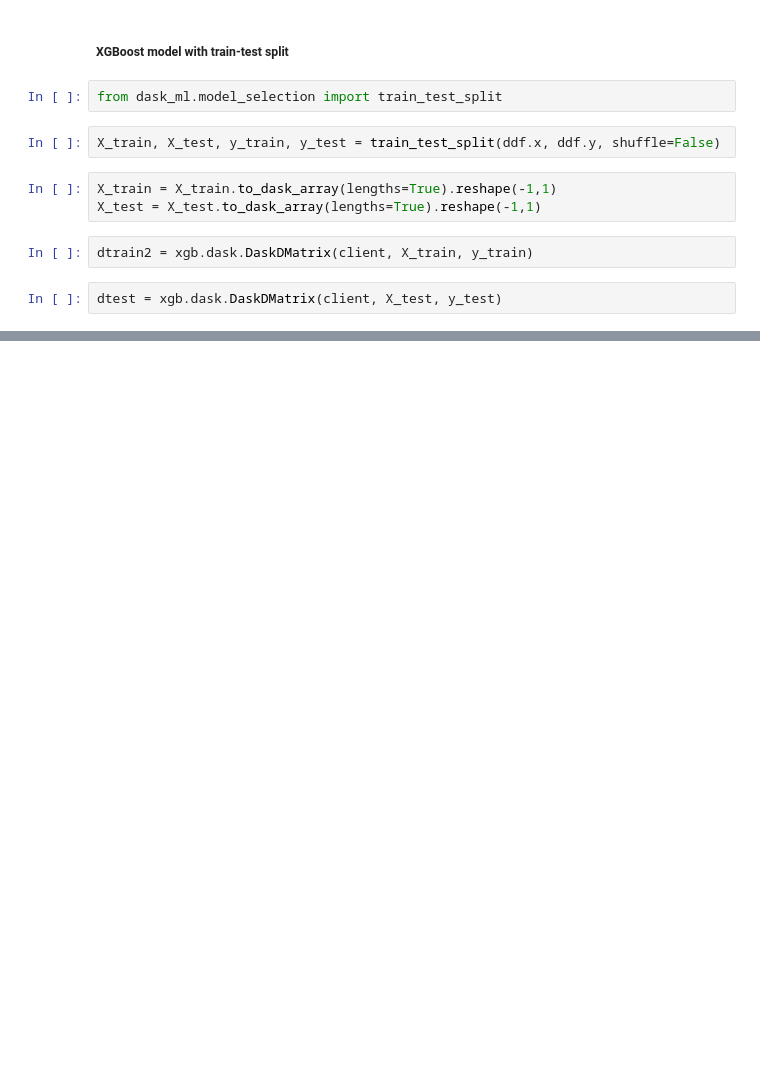
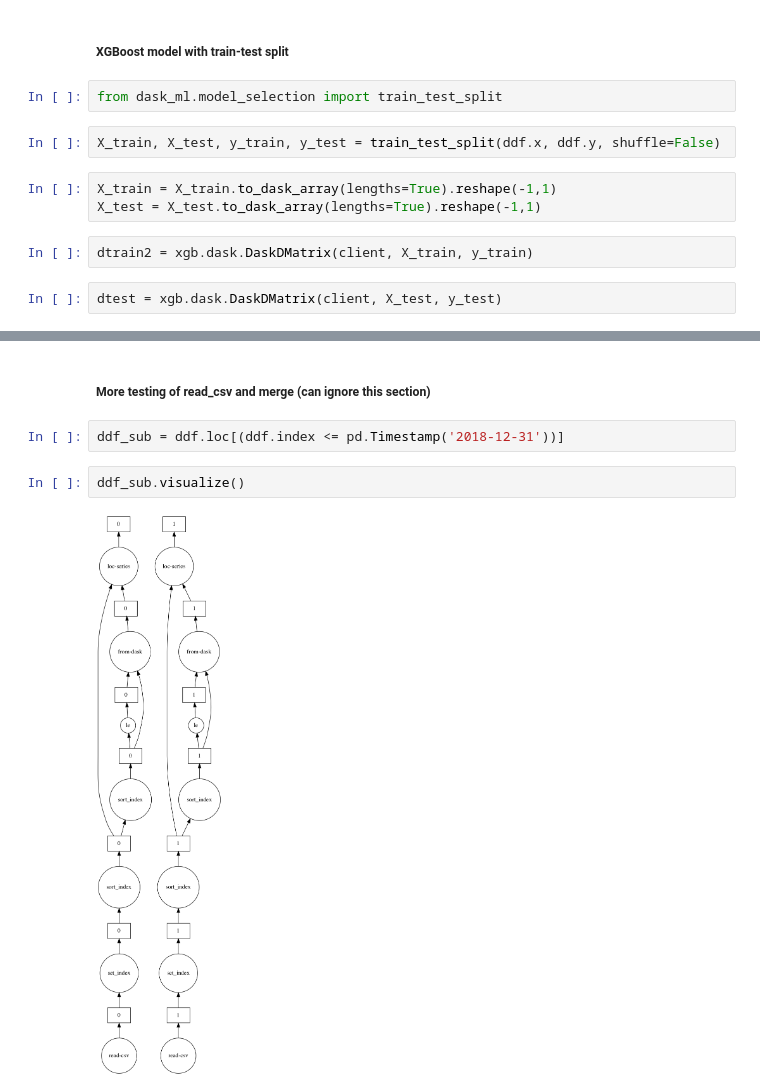
Before and after one commit to sasha-kap/sales-forecasting, a Jupyter notebook: notebooks/dask_xgboost_testing.ipynb, the cells around one changed output, grey strips where cells are left out. Cells and saved outputs as stored; diff of their text form; blank space fills up the shorter version.

```diff
--- a/notebooks/dask_xgboost_testing.ipynb
+++ b/notebooks/dask_xgboost_testing.ipynb
@@ -97,0 +194,8 @@ print(result2['history'])
+# %% [markdown]
+##### More testing of read_csv and merge (can ignore this section)
+# %%
+ddf_sub = ddf.loc[(ddf.index <= pd.Timestamp('2018-12-31'))]
+# %%
+ddf_sub.visualize()
+# %% [output]
+[figure, added]
```
Also changed, not shown: parts of 23 cells of this notebook.
